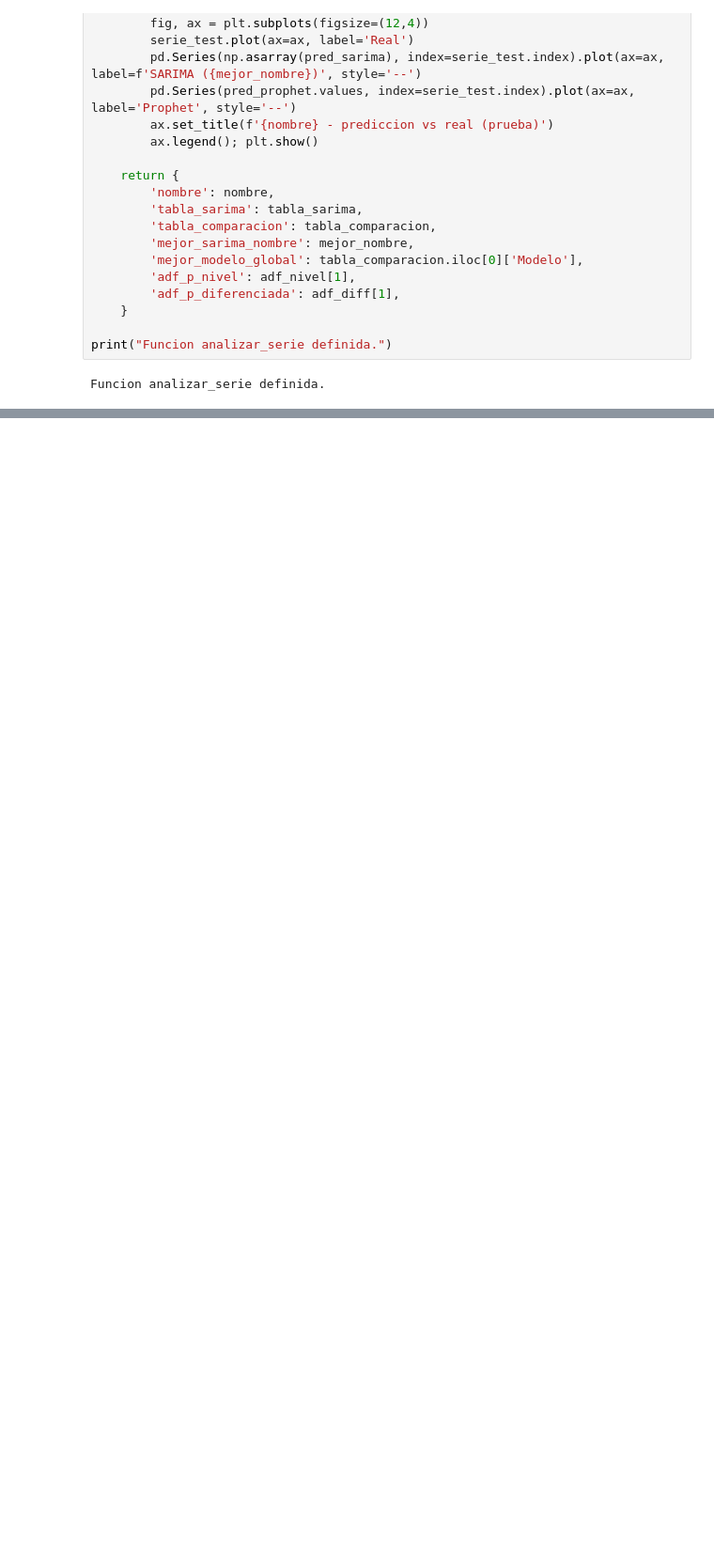
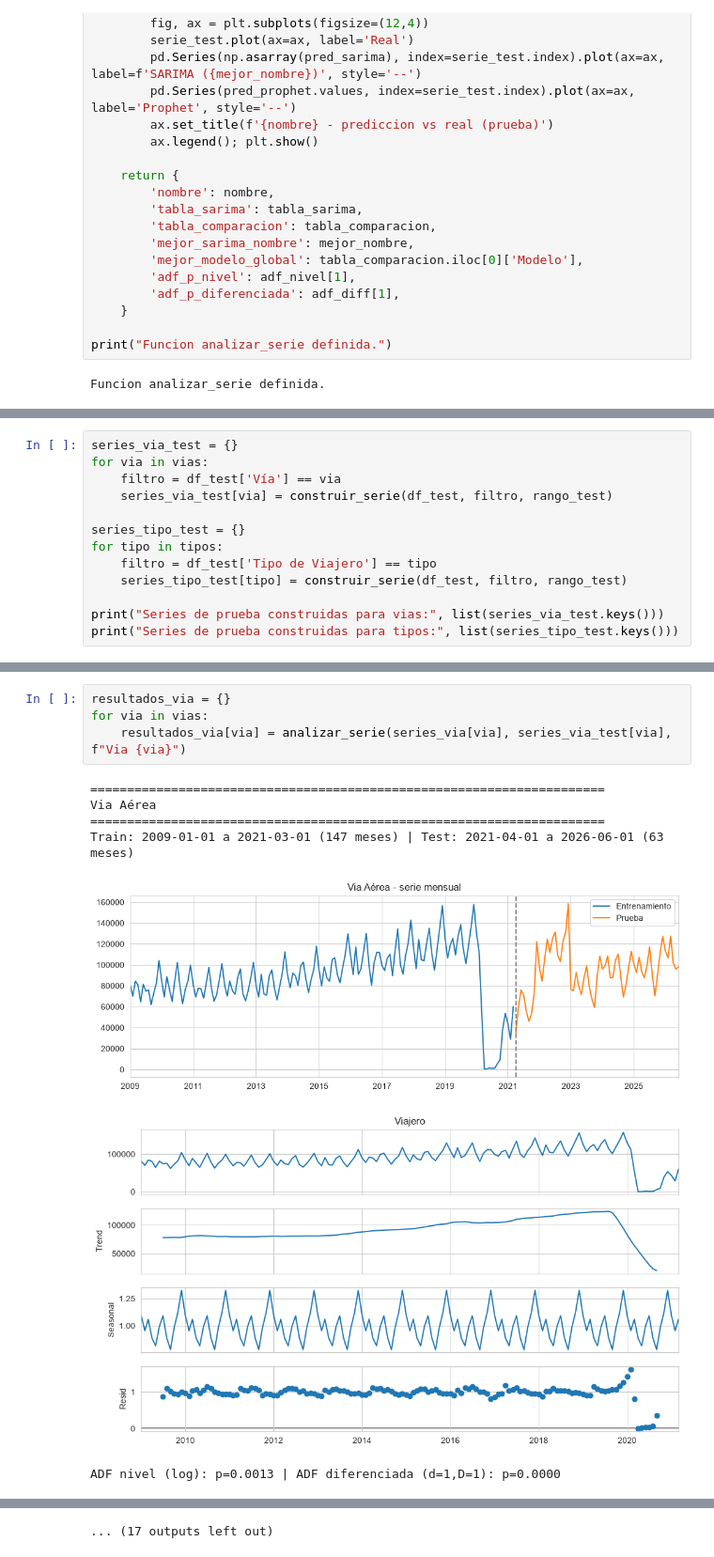
Before and after one commit to DavidDominguez-11/DS-Lab1, a Jupyter notebook: Lab1_Series_de_Tiempo.ipynb, the cells around one changed output, grey strips where cells are left out. Shown at 94% size. Cells and saved outputs as stored; diff of their text form; blank space fills up the shorter version.

```diff
--- a/Lab1_Series_de_Tiempo.ipynb
+++ b/Lab1_Series_de_Tiempo.ipynb
@@ -1105,0 +1110,13 @@ Funcion analizar_serie definida.
+# %%
+series_via_test = {}
+for via in vias:
+    filtro = df_test['Vía'] == via
+    series_via_test[via] = construir_serie(df_test, filtro, rango_test)
+
+series_tipo_test = {}
+for tipo in tipos:
+    filtro = df_test['Tipo de Viajero'] == tipo
+    series_tipo_test[tipo] = construir_serie(df_test, filtro, rango_test)
+
+print("Series de prueba construidas para vias:", list(series_via_test.keys()))
+print("Series de prueba construidas para tipos:", list(series_tipo_test.keys()))
@@ -1105,0 +1128,12 @@ Funcion analizar_serie definida.
+# %%
+resultados_via = {}
+for via in vias:
+    resultados_via[via] = analizar_serie(series_via[via], series_via_test[via], f"Via {via}")
+# %% [output]
+======================================================================
+Via Aérea
+======================================================================
+Train: 2009-01-01 a 2021-03-01 (147 meses) | Test: 2021-04-01 a 2026-06-01 (63 meses)
+[figure, added]
+[figure, added]
+ADF nivel (log): p=0.0013 | ADF diferenciada (d=1,D=1): p=0.0000
@@ -1105,0 +1160 @@ Funcion analizar_serie definida.
+... (17 outputs left out)
```
Also changed, not shown: parts of 4 cells of this notebook.
